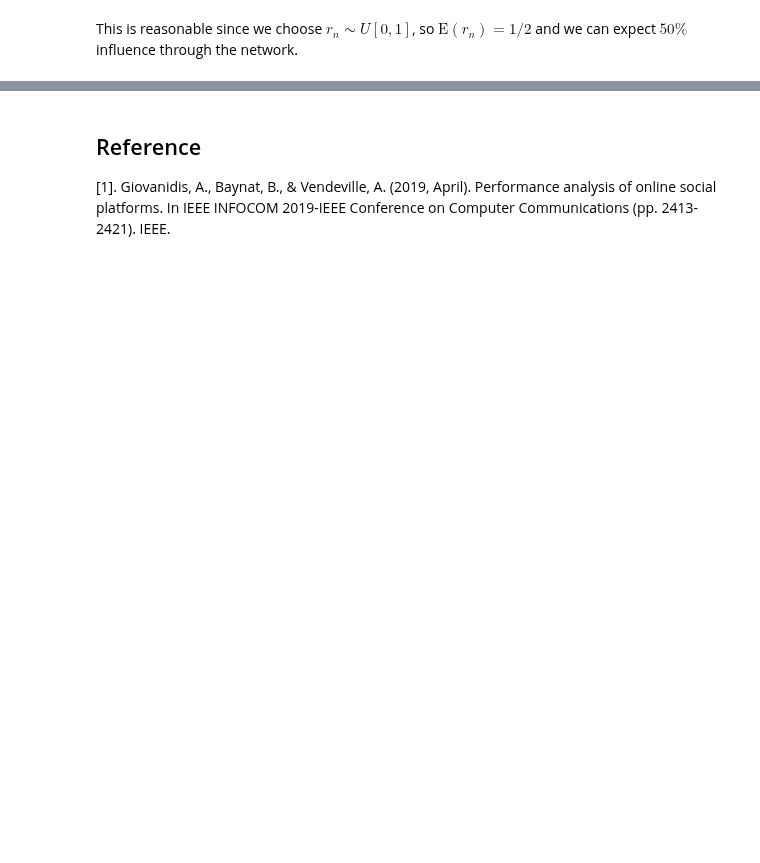
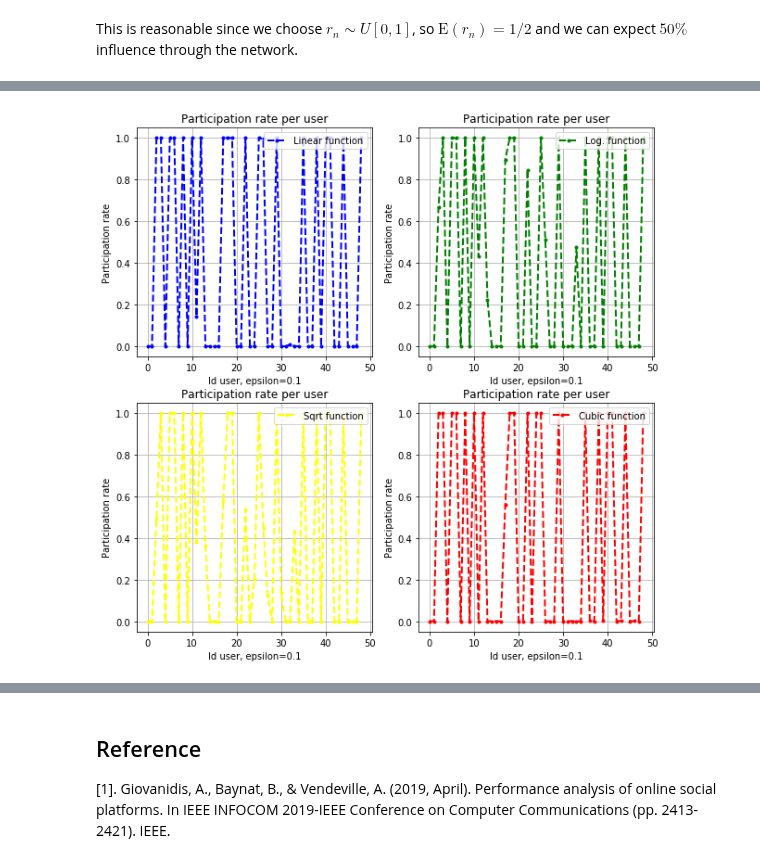
Before and after one commit to RLD-Hub/Social-Influencer-Selection, a Jupyter notebook: OSP portfolio optimization problem.ipynb, the cells around one changed output, grey strips where cells are left out. Cells and saved outputs as stored; diff of their text form; code cells hidden in the pictures; blank space fills up the shorter version.

```diff
--- a/OSP portfolio optimization problem.ipynb
+++ b/OSP portfolio optimization problem.ipynb
@@ -716,0 +757,2 @@ This is reasonable since we choose $r_n \sim U[0,1]$, so $\text{E}(r_n)=1/2$ and
+# %%
+epsi=.5
@@ -716,0 +842,5 @@ This is reasonable since we choose $r_n \sim U[0,1]$, so $\text{E}(r_n)=1/2$ and
+# %%
+def fl(x):
+    return log(x+1)
+RESl=OSP_TRCA(N,Lead,Lvec,Mvec,B,1,i,Followers,restric,gamma_aux,k1_aux,k2_aux,fl,epsi,categ)
+print("We select the user participation rates to the users (excluding user ",i,") like:","\n",np.round(RESl[0].x,3))
@@ -716,0 +856,7 @@ This is reasonable since we choose $r_n \sim U[0,1]$, so $\text{E}(r_n)=1/2$ and
+# %%
+def fs(x):
+    if x<0:
+        return 0
+    return sqrt(abs(x))
+RESs=OSP_TRCA(N,Lead,Lvec,Mvec,B,1,i,Followers,restric,gamma_aux,k1_aux,k2_aux,fs,epsi,categ)
+print("We select the user participation rates to the users (excluding user ",i,") like:","\n",np.round(RESs[0].x,3))
@@ -716,0 +973,67 @@ This is reasonable since we choose $r_n \sim U[0,1]$, so $\text{E}(r_n)=1/2$ and
+# %%
+fig = plt.figure(figsize=(10,10))
+
+ax1 = plt.subplot2grid((2,2), (0,0),)
+plt.xlabel("Id user, epsilon=0.1")
+# naming the y axis
+plt.ylabel('Participation rate')
+
+
+# giving a title to my graph
+plt.title('Participation rate per user')
+
+plt.grid(True)
+
+ax2 = plt.subplot2grid((2,2), (1,0),)
+plt.xlabel("Id user, epsilon=0.1")
+# naming the y axis
+plt.ylabel('Participation rate')
+
+# giving a title to my graph
+plt.title('Participation rate per user')
+
+plt.grid(True)
+
+ax3 = plt.subplot2grid((2,2), (0,1),)
+plt.xlabel("Id user, epsilon=0.1")
+# naming the y axis
+plt.ylabel('Participation rate')
+
+# giving a title to my graph
+plt.title('Participation rate per user')
+
+plt.grid(True)
+
+ax4 = plt.subplot2grid((2,2), (1,1),)
+plt.xlabel("Id user, epsilon=0.1")
+# naming the y axis
+plt.ylabel('Participation rate')
+
+
+# giving a title to my graph
+plt.title('Participation rate per user')
+
+plt.grid(True)
+
+
+ax1.plot(RES[0].x, color='blue', linestyle='dashed', linewidth = 2,
+         marker='o', markerfacecolor='blue', markersize=3, label = "Linear function")
+
+ax1.legend( loc="upper right" )
+
+ax2.plot(RESs[0].x, color='yellow', linestyle='dashed', linewidth = 2,
+         marker='o', markerfacecolor='yellow', markersize=3, label = "Sqrt function")
+
+ax2.legend( loc="upper right" )
+
+ax3.plot(RESl[0].x, color='green', linestyle='dashed', linewidth = 2,
+         marker='o', markerfacecolor='green', markersize=3, label = "Log. function")
+ax3.legend( loc="upper right" )
+ax4.plot(RESq[0].x, color='red', linestyle='dashed', linewidth = 2,
+         marker='o', markerfacecolor='red', markersize=3, label = "Cubic function")
+
+ax4.legend( loc="upper right" )
+
+plt.show()
+# %% [output]
+[figure, added]
```
Also changed, not shown: parts of 60 cells of this notebook.
